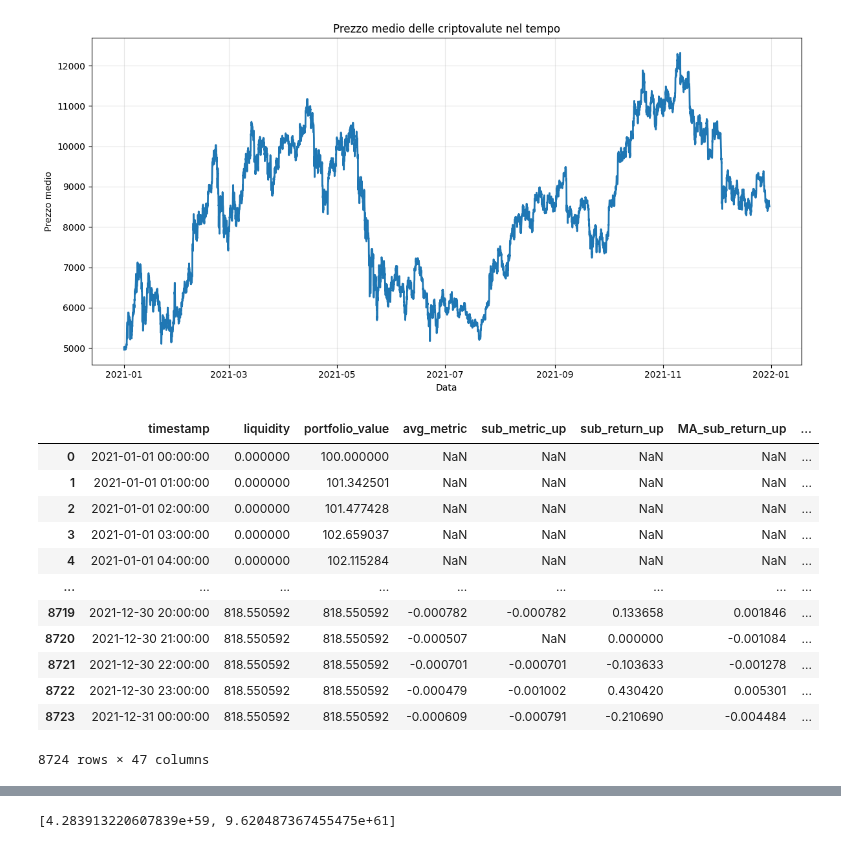
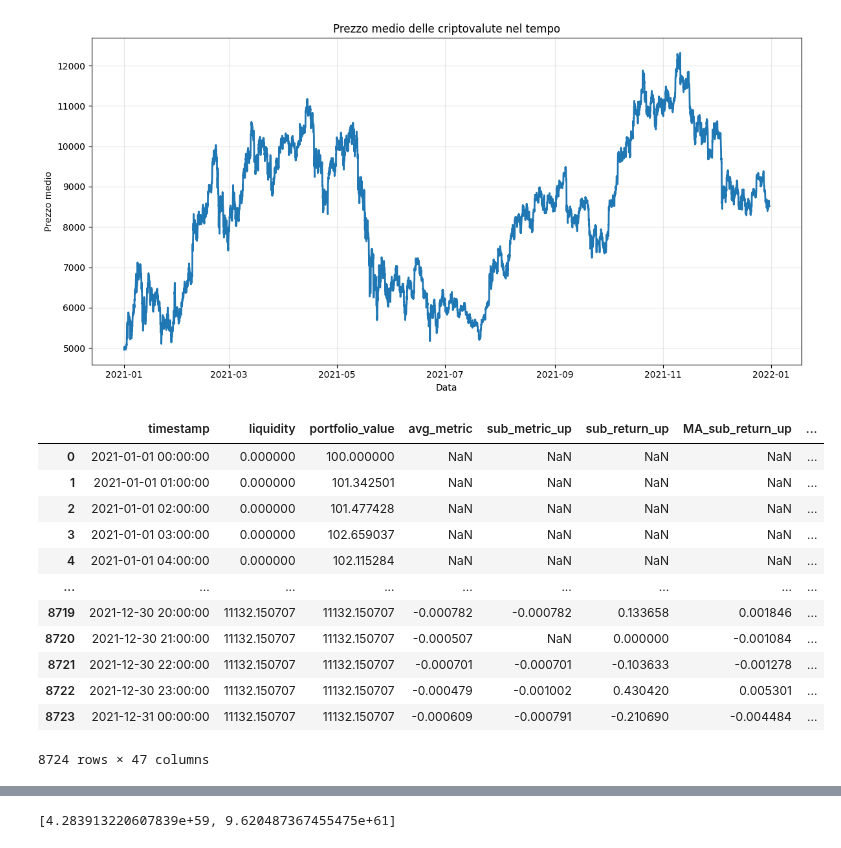
Before and after one commit to AleImbri/Crypto-strategies-simulations, a Jupyter notebook: Rotazione multi-asset con medie mobili.ipynb, the cells around one changed output, grey strips where cells are left out. Saved outputs shown, nothing was run; the diff lists cells and outputs as text; code cells hidden in the pictures.

```diff
--- a/Rotazione multi-asset con medie mobili.ipynb
+++ b/Rotazione multi-asset con medie mobili.ipynb
@@ -1550,40 +1572,40 @@ plt.show()
 initial_liquidity = 100
 
 # Parametri variabili
-timeframe = 24*7
+timeframe = 24*14
 timeframe_grid_search = -1 # un valore di -1 significa che diventa uguale a timeframe nella strategia; qui potrei anche mettere direttamente timeframe_grid_search=timeframe, ma in generale nella macro grid search che farò successivamente devo fare così
 mobile_window = 24*2
 weighting_factor = 0
 coef_liquidity_out = 2
 coef_liquidity_in = 3
 dynamical_variables = {
     # 'coef_liquidity_in': [0, 1, np.inf],
     # 'coef_liquidity_out': [0, 1, np.inf],
     # # 'func_monitor': [mstd_returns_prices, ma_returns_prices],
     # 'mobile_window': [48, 24*7],
     # 'timeframe': [24, 24*7, 24*14],
     # 'weighting_factor': [-1, 0, 1],
     # 'window_grid_search': [24*7, 24*14, 24*30]
 
 } # VARIABILI DA NON METTERE IN dynamical_variables: dynamical_variables; timeframe_grid_search; timeframe
 window_grid_search = 24*15 # Consigliabile averlo maggiore di timeframe_grid_search (se "timeframe_grid_search" non compare in dynamical_variables), perchè altrimenti di fatto la grid search effettua delle mini-simulazioni in cui non ribilancia mai e il fattore di rendimento totale risulterà sempre uguale per tutte le combinazioni della grid search in questione
 func_monitor = ma_returns_prices
 
 df_results = simulate_trading_strategy_2(crypto_prices, initial_liquidity, initial_allocations, timeframe, timeframe_grid_search, mobile_window, weighting_factor, coef_liquidity_out, coef_liquidity_in, dynamical_variables, window_grid_search, func_monitor)
 df_results
 # %% [output]
 |  | timestamp | liquidity | portfolio_value | avg_metric | sub_metric_up | sub_return_up | MA_sub_return_up | ... |
 | 0 | 2021-01-01 00:00:00 | 0.000000 | 100.000000 | NaN | NaN | NaN | NaN | ... |
 | 1 | 2021-01-01 01:00:00 | 0.000000 | 101.342501 | NaN | NaN | NaN | NaN | ... |
 | 2 | 2021-01-01 02:00:00 | 0.000000 | 101.477428 | NaN | NaN | NaN | NaN | ... |
 | 3 | 2021-01-01 03:00:00 | 0.000000 | 102.659037 | NaN | NaN | NaN | NaN | ... |
 | 4 | 2021-01-01 04:00:00 | 0.000000 | 102.115284 | NaN | NaN | NaN | NaN | ... |
 | ... | ... | ... | ... | ... | ... | ... | ... | ... |
-| 8719 | 2021-12-30 20:00:00 | 818.550592 | 818.550592 | -0.000782 | -0.000782 | 0.133658 | 0.001846 | ... |
-| 8720 | 2021-12-30 21:00:00 | 818.550592 | 818.550592 | -0.000507 | NaN | 0.000000 | -0.001084 | ... |
-| 8721 | 2021-12-30 22:00:00 | 818.550592 | 818.550592 | -0.000701 | -0.000701 | -0.103633 | -0.001278 | ... |
-| 8722 | 2021-12-30 23:00:00 | 818.550592 | 818.550592 | -0.000479 | -0.001002 | 0.430420 | 0.005301 | ... |
-| 8723 | 2021-12-31 00:00:00 | 818.550592 | 818.550592 | -0.000609 | -0.000791 | -0.210690 | -0.004484 | ... |
+| 8719 | 2021-12-30 20:00:00 | 11132.150707 | 11132.150707 | -0.000782 | -0.000782 | 0.133658 | 0.001846 | ... |
+| 8720 | 2021-12-30 21:00:00 | 11132.150707 | 11132.150707 | -0.000507 | NaN | 0.000000 | -0.001084 | ... |
+| 8721 | 2021-12-30 22:00:00 | 11132.150707 | 11132.150707 | -0.000701 | -0.000701 | -0.103633 | -0.001278 | ... |
+| 8722 | 2021-12-30 23:00:00 | 11132.150707 | 11132.150707 | -0.000479 | -0.001002 | 0.430420 | 0.005301 | ... |
+| 8723 | 2021-12-31 00:00:00 | 11132.150707 | 11132.150707 | -0.000609 | -0.000791 | -0.210690 | -0.004484 | ... |
 8724 rows × 47 columns
 # %%
 df_results['portfolio_value'].iloc[-1] / df_results['portfolio_value'].iloc[0]
```
Also changed, not shown: parts of 8 cells of this notebook, 1 other file.
